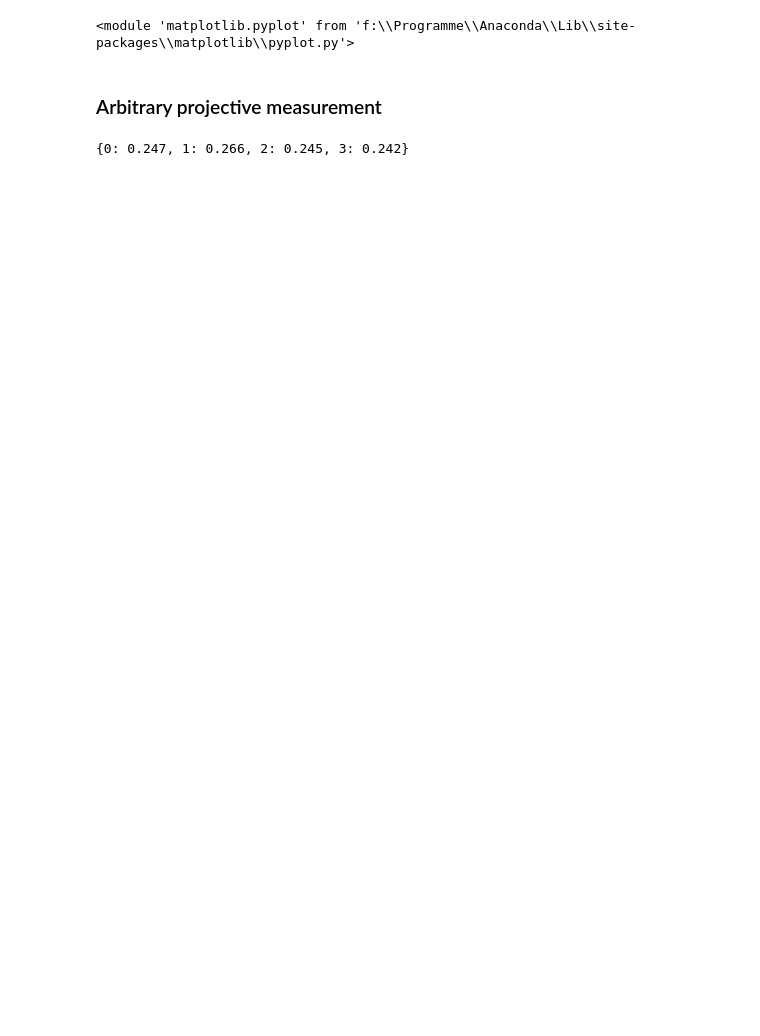
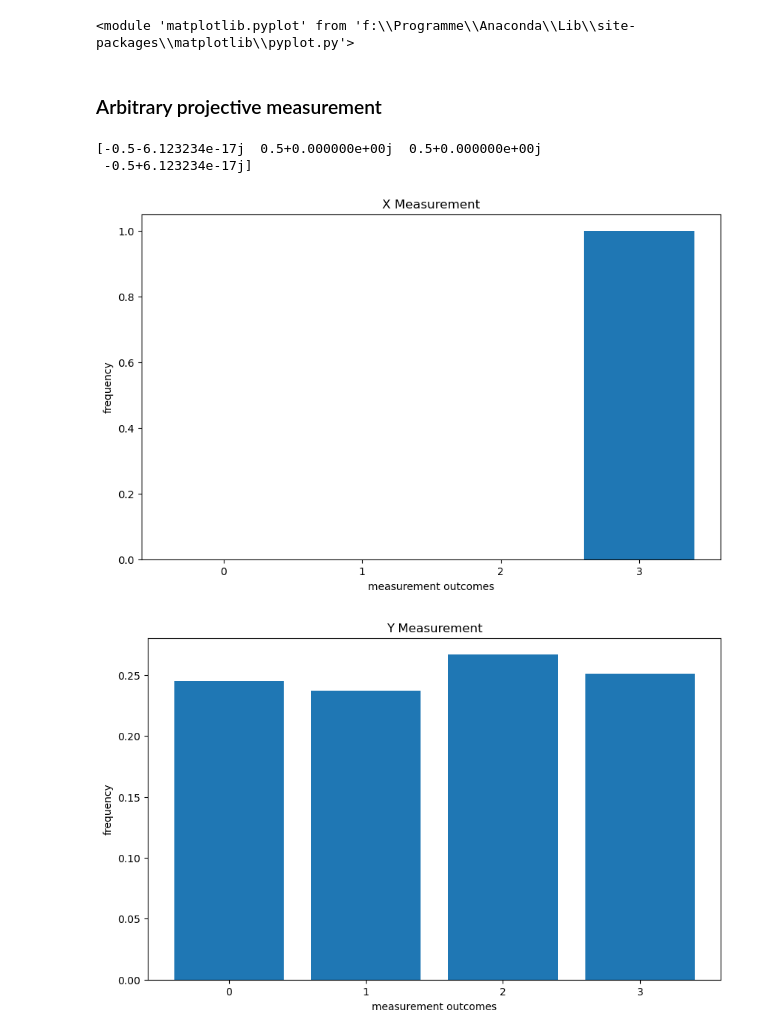
Before and after one commit to Vladulay/quantum-computer-simulation, a Jupyter notebook: tutorial.ipynb, the cells around one changed output. Cells and saved outputs as stored; diff of their text form; code cells hidden in the pictures; blank space fills up the shorter version.

```diff
--- a/tutorial.ipynb
+++ b/tutorial.ipynb
@@ -720,28 +553,24 @@ go.plot_measurement(result,"Measurement","frequencies")
 # %%
 # prepare state
 state = np.array([1, 0, 0, 0])
 instructions = go.create_instruction_list([["H",[1,2]],
                                            ["Rz",[1,2],np.pi]])
 state = reduce(go.apply_instruction, instructions, state)
 print(state)
 
 # Measurement in X basis
-x_outcomes
-x_frequencies = go.measure_projective(state_0,1,1000, go.P_z(), return_frequencies=True)
-#go.plot_measurements(x_frequencies, title="Measurement Outcomes")
+x_frequencies = go.measure_projective(state,1,1000, go.P_x(2))
+go.plot_measurement(x_frequencies,"X Measurement","frequency")
 
-#print(go.P_x(2))
+# Measurement in Y basis
+y_frequencies = go.measure_projective(state,1,1000, go.P_y(2))
+go.plot_measurement(y_frequencies,"Y Measurement","frequency")
 
-result = go.measure_computational(state,2,100, False)
-
-print(result)
-
-go.plot_measurement(result,"Measurement","measurement amount")
-
-result = go.measure_computational(state,2,100)
-
-print(result)
-
-go.plot_measurement(result,"Measurement","frequencies")
+# measurement in Z basis (default)
+z_frequencies = go.measure_projective(state,1,1000, go.P_z(2))
+go.plot_measurement(z_frequencies,"Z Measurement","frequency")
 # %% [output]
-{0: 0.247, 1: 0.266, 2: 0.245, 3: 0.242}
+[-0.5-6.123234e-17j  0.5+0.000000e+00j  0.5+0.000000e+00j
+ -0.5+6.123234e-17j]
+[figure, added]
+[figure, added]
```
Also changed, not shown: parts of 26 cells of this notebook, 1 other file.
